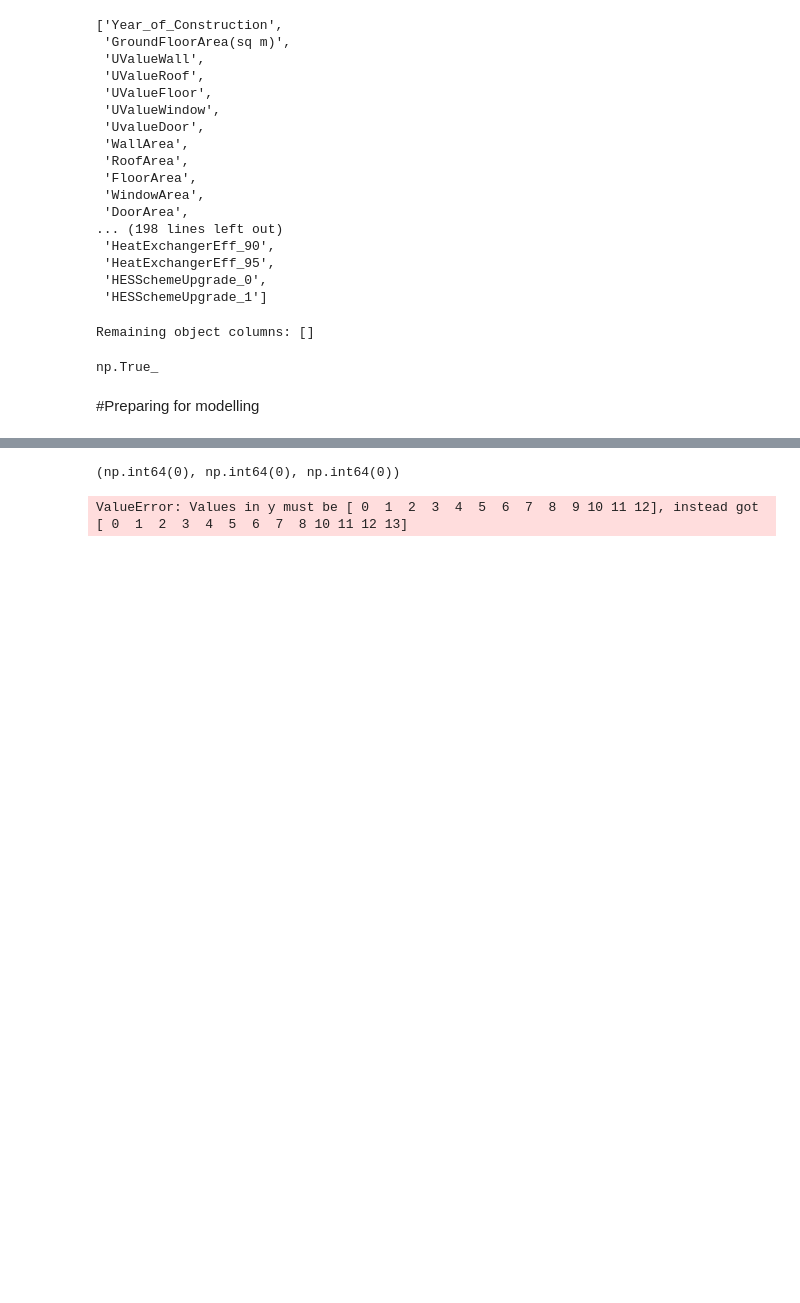
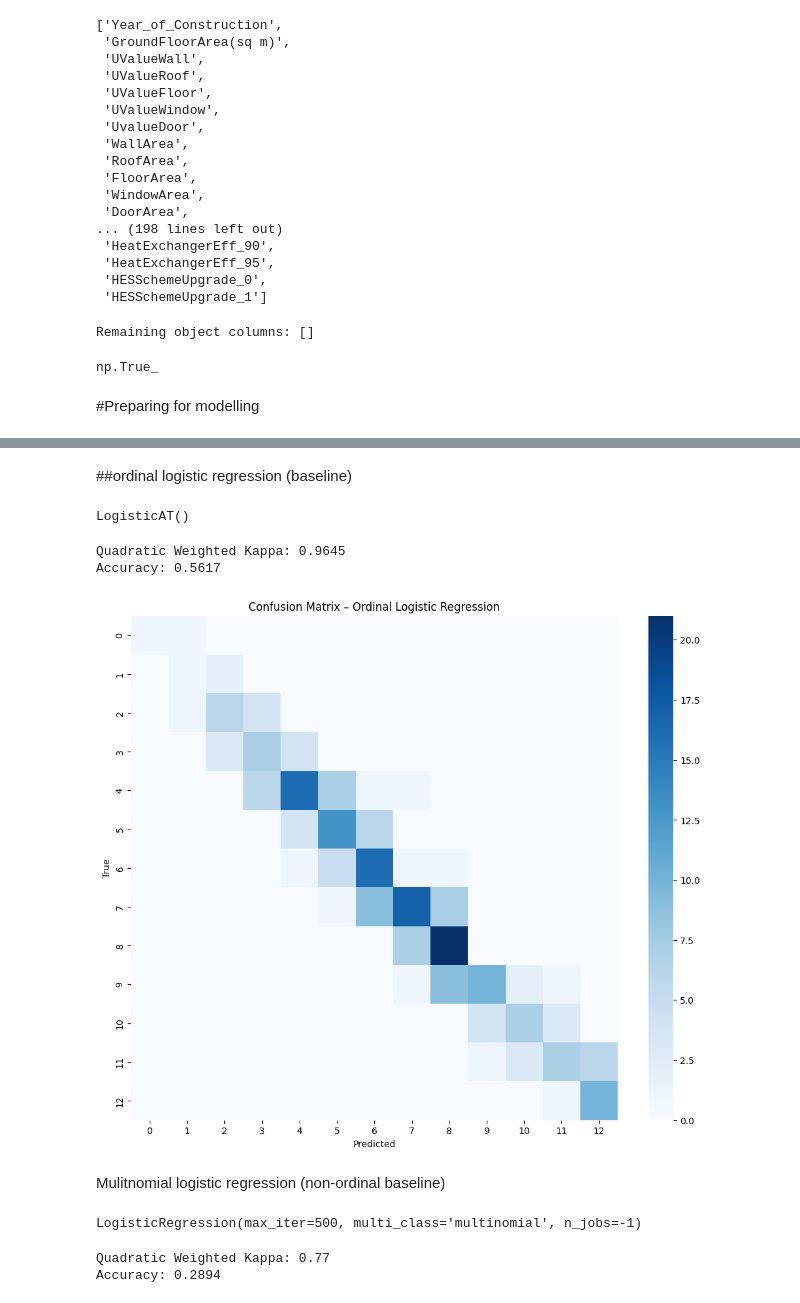
Before and after one commit to BenRyan-8/APA_CA, a Jupyter notebook: BERPrediction.ipynb, the cells around one changed output, grey strips where cells are left out. Drawn from its saved outputs; the diff is of its cells as text; code cells hidden in the pictures; blank space fills up the shorter version.

Commit message:
running some baseline models including logistic regression (ordinal and non ordinal) and Catboost (ordinal)

```diff
--- a/BERPrediction.ipynb
+++ b/BERPrediction.ipynb
@@ -370,7 +370,13 @@ numerical_but_categorical = [
     "HeatSystemControlCat",
     "HeatSystemResponseCat",
     "ThermalMassCategory",
-    "PredominantRoofType"
+    "PredominantRoofType",
+    'SupplSHFuel',
+    'SupplWHFuel',
+    'SHRenewableResources',
+    'WHRenewableResources',
+    'HeatExchangerEff',
+    'HESSchemeUpgrade'
 ]
 
 # Move overrides into categorical
@@ -380,4 +386,4 @@ for col in numerical_but_categorical:
     if col not in categorical_cols:
         categorical_cols.append(col)
 
-df[numerical_but_categorical] = df[numerical_but_categorical].astype("object")
+df[numerical_but_categorical] = df[numerical_but_categorical].astype("str")
@@ -419,10 +390,3 @@ numeric_categoricals
-# %%
-for col in numeric_categoricals:
-    if col in numeric_cols:
-        numeric_cols.remove(col)
-    if col not in categorical_cols:
-        categorical_cols.append(col)
-    df[col] = df[col].astype("object")
 # %% [markdown]
 ##Categorical Imputation
 # %%
@@ -724,7 +688,7 @@ np.True_
 # %% [markdown]
 #Preparing for modelling
 # %%
-rating_order = ['A','B1','B2','B3','C1','C2','C3','D1','D2','D3','E1','E2','F','G']
+rating_order = ['A','B1','B2','B3','C1','C2','C3','D1','D2','E1','E2','F','G']
 rating_to_num = {label: idx for idx, label in enumerate(rating_order)}
 
 # Tree-based target
@@ -763,13 +736,54 @@ from sklearn.preprocessing import StandardScaler
 scaler = StandardScaler()
 X_logreg_train_scaled = scaler.fit_transform(X_logreg_train)
 X_logreg_test_scaled  = scaler.transform(X_logreg_test)
-# %%
-y_logreg.isna().sum(), y_logreg_train.isna().sum(), y_logreg_test.isna().sum()
-# %% [output]
-(np.int64(0), np.int64(0), np.int64(0))
+# %% [markdown]
+##ordinal logistic regression (baseline)
 # %%
+#Training
 model_ordlog = m.LogisticAT(alpha=1.0)
 
 model_ordlog.fit(X_logreg_train_scaled, y_logreg_train)
 # %% [output]
-ValueError: Values in y must be [ 0  1  2  3  4  5  6  7  8  9 10 11 12], instead got [ 0  1  2  3  4  5  6  7  8 10 11 12 13]
+LogisticAT()
+# %%
+#predicting
+y_pred_ordlog = model_ordlog.predict(X_logreg_test_scaled)
+# %%
+from sklearn.metrics import cohen_kappa_score, accuracy_score, confusion_matrix
+
+kappa = cohen_kappa_score(y_logreg_test, y_pred_ordlog, weights='quadratic')
+print("Quadratic Weighted Kappa:", round(kappa, 4))
+
+accuracy = accuracy_score(y_logreg_test, y_pred_ordlog)
+print("Accuracy:", round(accuracy, 4))
+# %% [output]
+Quadratic Weighted Kappa: 0.9645
+Accuracy: 0.5617
+# %%
+cm = confusion_matrix(y_logreg_test, y_pred_ordlog)
+
+plt.figure(figsize=(12, 10))
+sns.heatmap(cm, annot=False, cmap="Blues")
+plt.title("Confusion Matrix – Ordinal Logistic Regression")
+plt.xlabel("Predicted")
+plt.ylabel("True")
+plt.show()
+# %% [output]
+[figure, added]
+# %% [markdown]
+Mulitnomial logistic regression (non-ordinal baseline)
+# %%
+from sklearn.linear_model import LogisticRegression
+
+# Multinomial logistic regression model
+model_multinom = LogisticRegression(
+    multi_class="multinomial",
+    solver="lbfgs",
+    max_iter=500,
+    n_jobs=-1
+)
+
+# Train the model
+model_multinom.fit(X_logreg_train_scaled, y_logreg_train)
+# %% [output]
+LogisticRegression(max_iter=500, multi_class='multinomial', n_jobs=-1)
@@ -775,0 +793,9 @@ ValueError: Values in y must be [ 0  1  2  3  4  5  6  7  8  9 10 11 12], instea
+# %%
+kappa = cohen_kappa_score(y_logreg_test, y_pred_multinom, weights='quadratic')
+print("Quadratic Weighted Kappa:", round(kappa, 4))
+
+accuracy = accuracy_score(y_logreg_test, y_pred_multinom)
+print("Accuracy:", round(accuracy, 4))
+# %% [output]
+Quadratic Weighted Kappa: 0.77
+Accuracy: 0.2894
```
Also changed, not shown: parts of 11 cells of this notebook.
